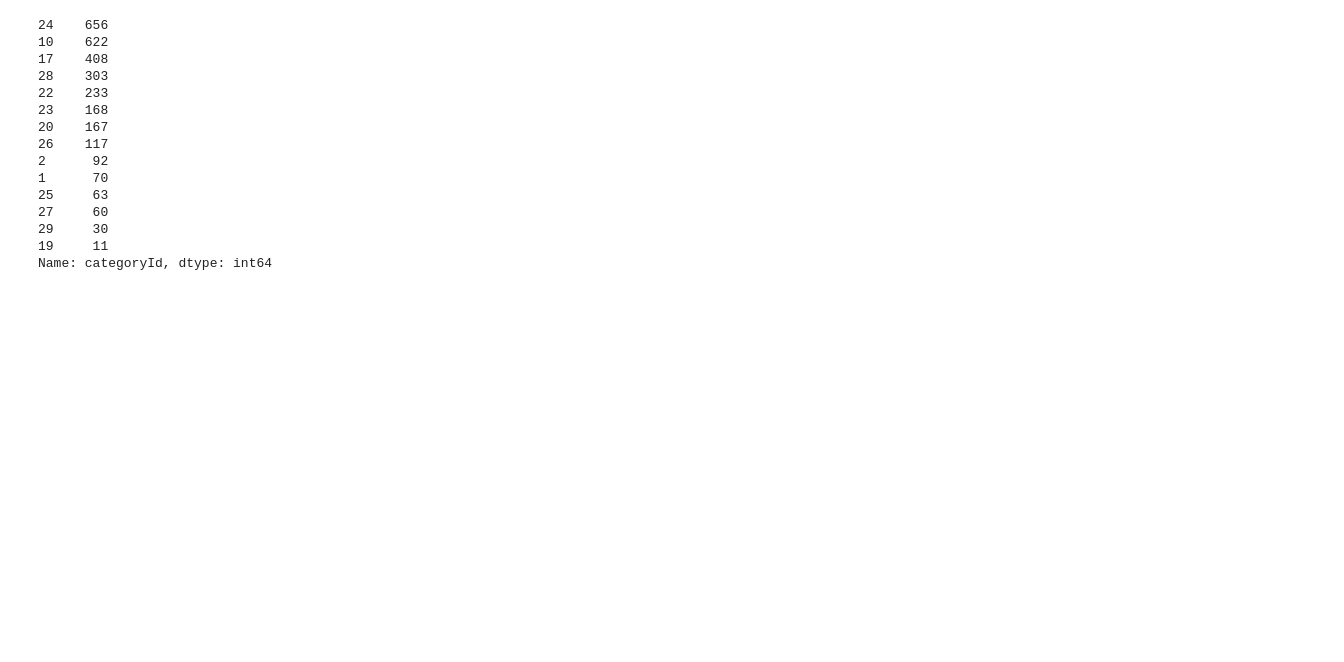
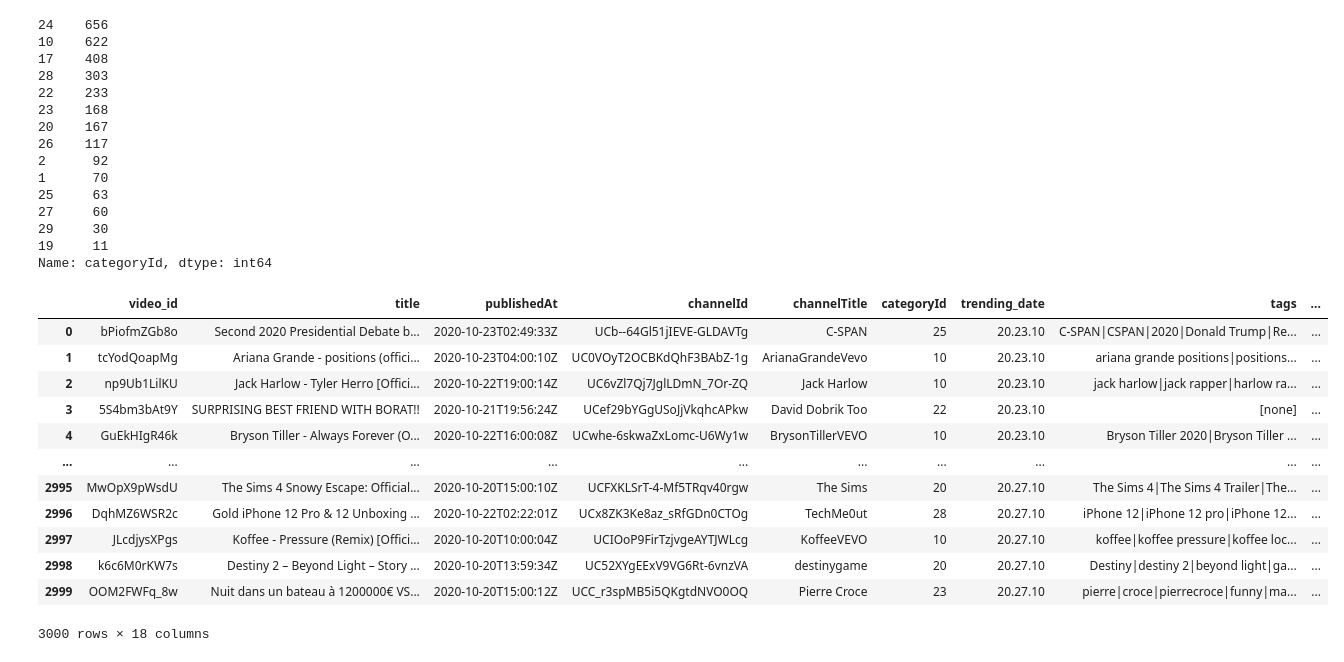
Before and after one commit to nickrwu/YouTube-Trending, a Jupyter notebook: yt-analysis.ipynb, the cells around one changed output. Saved outputs shown, nothing was run; the diff lists cells and outputs as text; code cells hidden in the pictures; blank space fills up the shorter version.

```diff
--- a/yt-analysis.ipynb
+++ b/yt-analysis.ipynb
@@ -96,3 +129,19 @@ trend_data.categoryId.value_counts()
 29     30
 19     11
 Name: categoryId, dtype: int64
+# %%
+trend_data
+# %% [output]
+|  | video_id | title | publishedAt | channelId | channelTitle | categoryId | trending_date | tags | ... |
+| 0 | bPiofmZGb8o | Second 2020 Presidential Debate b... | 2020-10-23T02:49:33Z | UCb--64Gl51jIEVE-GLDAVTg | C-SPAN | 25 | 20.23.10 | C-SPAN|CSPAN|2020|Donald Trump|Re... | ... |
+| 1 | tcYodQoapMg | Ariana Grande - positions (offici... | 2020-10-23T04:00:10Z | UC0VOyT2OCBKdQhF3BAbZ-1g | ArianaGrandeVevo | 10 | 20.23.10 | ariana grande positions|positions... | ... |
+| 2 | np9Ub1LilKU | Jack Harlow - Tyler Herro [Offici... | 2020-10-22T19:00:14Z | UC6vZl7Qj7JglLDmN_7Or-ZQ | Jack Harlow | 10 | 20.23.10 | jack harlow|jack rapper|harlow ra... | ... |
+| 3 | 5S4bm3bAt9Y | SURPRISING BEST FRIEND WITH BORAT!! | 2020-10-21T19:56:24Z | UCef29bYGgUSoJjVkqhcAPkw | David Dobrik Too | 22 | 20.23.10 | [none] | ... |
+| 4 | GuEkHIgR46k | Bryson Tiller - Always Forever (O... | 2020-10-22T16:00:08Z | UCwhe-6skwaZxLomc-U6Wy1w | BrysonTillerVEVO | 10 | 20.23.10 | Bryson Tiller 2020|Bryson Tiller ... | ... |
+| ... | ... | ... | ... | ... | ... | ... | ... | ... | ... |
+| 2995 | MwOpX9pWsdU | The Sims 4 Snowy Escape: Official... | 2020-10-20T15:00:10Z | UCFXKLSrT-4-Mf5TRqv40rgw | The Sims | 20 | 20.27.10 | The Sims 4|The Sims 4 Trailer|The... | ... |
+| 2996 | DqhMZ6WSR2c | Gold iPhone 12 Pro & 12 Unboxing ... | 2020-10-22T02:22:01Z | UCx8ZK3Ke8az_sRfGDn0CTOg | TechMe0ut | 28 | 20.27.10 | iPhone 12|iPhone 12 pro|iPhone 12... | ... |
+| 2997 | JLcdjysXPgs | Koffee - Pressure (Remix) [Offici... | 2020-10-20T10:00:04Z | UCIOoP9FirTzjvgeAYTJWLcg | KoffeeVEVO | 10 | 20.27.10 | koffee|koffee pressure|koffee loc... | ... |
+| 2998 | k6c6M0rKW7s | Destiny 2 – Beyond Light – Story ... | 2020-10-20T13:59:34Z | UC52XYgEExV9VG6Rt-6vnzVA | destinygame | 20 | 20.27.10 | Destiny|destiny 2|beyond light|ga... | ... |
+| 2999 | OOM2FWFq_8w | Nuit dans un bateau à 1200000€ VS... | 2020-10-20T15:00:12Z | UCC_r3spMB5i5QKgtdNVO0OQ | Pierre Croce | 23 | 20.27.10 | pierre|croce|pierrecroce|funny|ma... | ... |
+3000 rows × 18 columns
```
Also changed, not shown: parts of 6 cells of this notebook.
